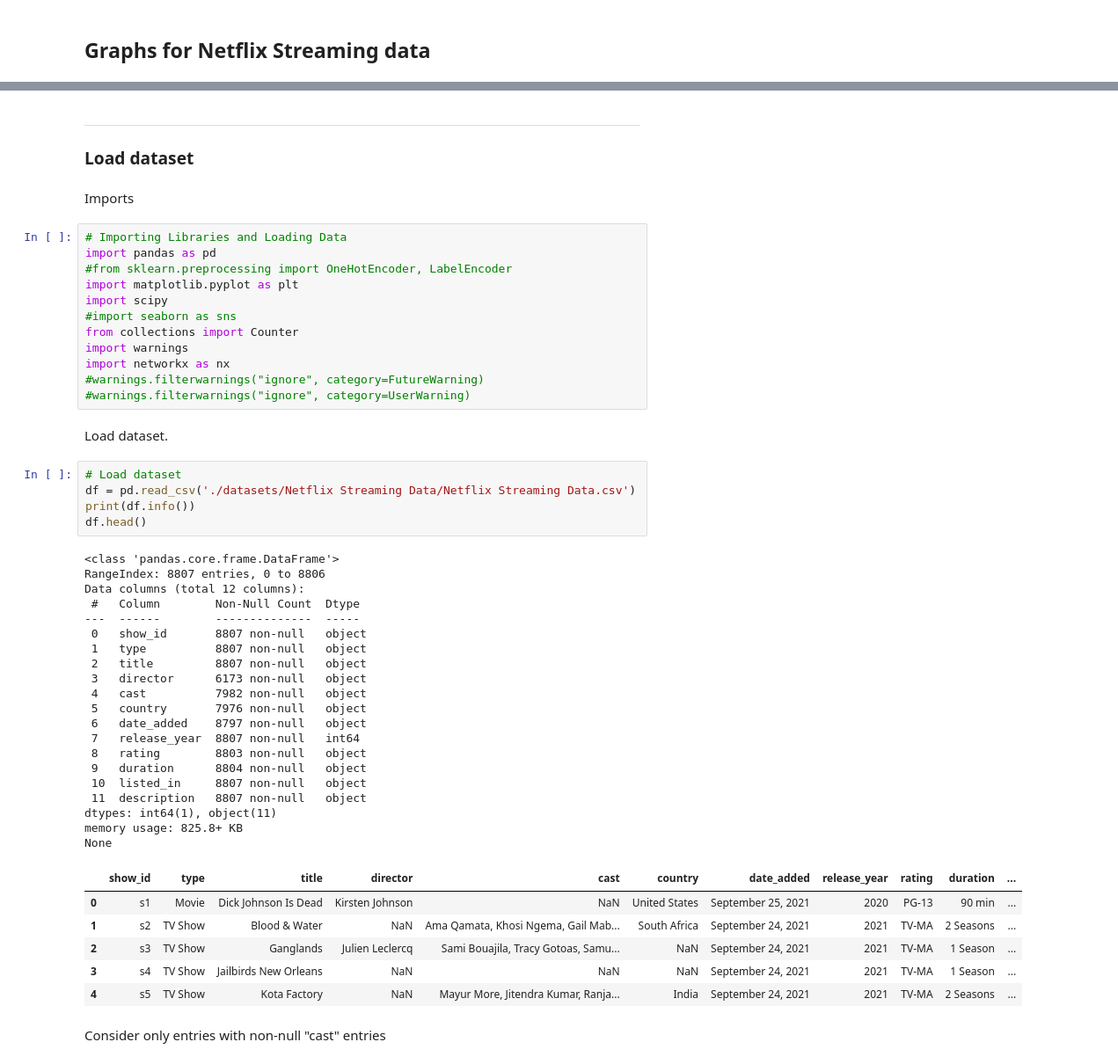
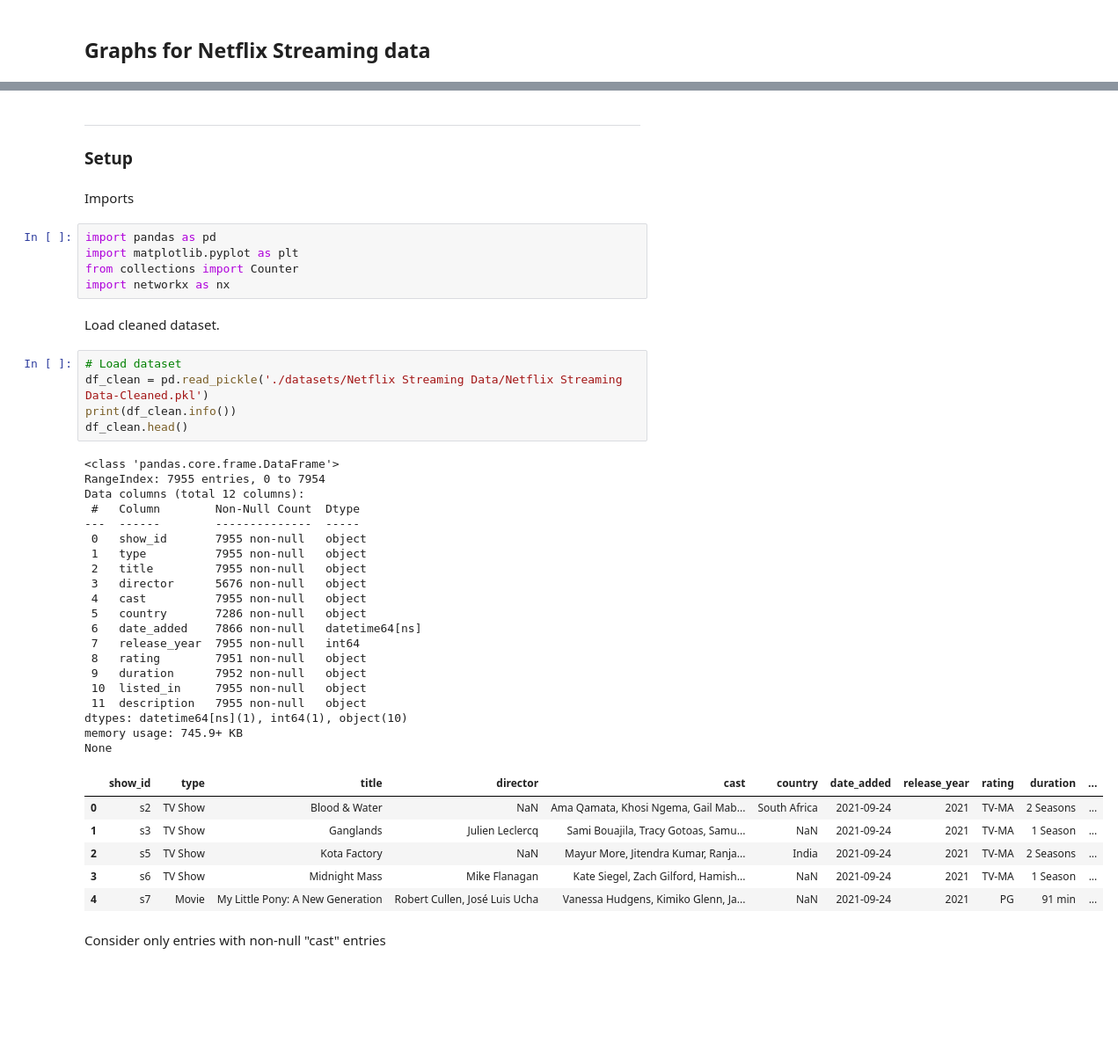
Before and after one commit to nluttenberger/methods_26, a Jupyter notebook: 072-Netflix_graphs.ipynb, the cells around one changed output, grey strips where cells are left out. Shown at 88% size. Drawn from its saved outputs; the diff is of its cells as text; blank space fills up the shorter version.

```diff
--- a/072-Netflix_graphs.ipynb
+++ b/072-Netflix_graphs.ipynb
@@ -7,55 +11,48 @@ Introductory text.
 # %% [markdown]
 ---
 
-### Load dataset
+### Setup
 # %% [markdown]
 Imports
 # %%
-# Importing Libraries and Loading Data
 import pandas as pd
-#from sklearn.preprocessing import OneHotEncoder, LabelEncoder
 import matplotlib.pyplot as plt
-import scipy
-#import seaborn as sns
 from collections import Counter
-import warnings
 import networkx as nx
-#warnings.filterwarnings("ignore", category=FutureWarning)
-#warnings.filterwarnings("ignore", category=UserWarning)
 # %% [markdown]
-Load dataset.
+Load cleaned dataset.
-# %%
-# Load dataset
-df = pd.read_csv('./datasets/Netflix Streaming Data/Netflix Streaming Data.csv')
-print(df.info())
-df.head()
-# %% [output]
-<class 'pandas.core.frame.DataFrame'>
-RangeIndex: 8807 entries, 0 to 8806
-Data columns (total 12 columns):
- #   Column        Non-Null Count  Dtype
----  ------        --------------  -----
- 0   show_id       8807 non-null   object
- 1   type          8807 non-null   object
- 2   title         8807 non-null   object
- 3   director      6173 non-null   object
- 4   cast          7982 non-null   object
- 5   country       7976 non-null   object
- 6   date_added    8797 non-null   object
- 7   release_year  8807 non-null   int64
- 8   rating        8803 non-null   object
- 9   duration      8804 non-null   object
- 10  listed_in     8807 non-null   object
- 11  description   8807 non-null   object
-dtypes: int64(1), object(11)
-memory usage: 825.8+ KB
-None
-|  | show_id | type | title | director | cast | country | date_added | release_year | rating | duration | ... |
-| 0 | s1 | Movie | Dick Johnson Is Dead | Kirsten Johnson | NaN | United States | September 25, 2021 | 2020 | PG-13 | 90 min | ... |
-| 1 | s2 | TV Show | Blood & Water | NaN | Ama Qamata, Khosi Ngema, Gail Mab... | South Africa | September 24, 2021 | 2021 | TV-MA | 2 Seasons | ... |
-| 2 | s3 | TV Show | Ganglands | Julien Leclercq | Sami Bouajila, Tracy Gotoas, Samu... | NaN | September 24, 2021 | 2021 | TV-MA | 1 Season | ... |
-| 3 | s4 | TV Show | Jailbirds New Orleans | NaN | NaN | NaN | September 24, 2021 | 2021 | TV-MA | 1 Season | ... |
-| 4 | s5 | TV Show | Kota Factory | NaN | Mayur More, Jitendra Kumar, Ranja... | India | September 24, 2021 | 2021 | TV-MA | 2 Seasons | ... |
+# %%
+# Load dataset
+df_clean = pd.read_pickle('./datasets/Netflix Streaming Data/Netflix Streaming Data-Cleaned.pkl')
+print(df_clean.info())
+df_clean.head()
+# %% [output]
+<class 'pandas.core.frame.DataFrame'>
+RangeIndex: 7955 entries, 0 to 7954
+Data columns (total 12 columns):
+ #   Column        Non-Null Count  Dtype
+---  ------        --------------  -----
+ 0   show_id       7955 non-null   object
+ 1   type          7955 non-null   object
+ 2   title         7955 non-null   object
+ 3   director      5676 non-null   object
+ 4   cast          7955 non-null   object
+ 5   country       7286 non-null   object
+ 6   date_added    7866 non-null   datetime64[ns]
+ 7   release_year  7955 non-null   int64
+ 8   rating        7951 non-null   object
+ 9   duration      7952 non-null   object
+ 10  listed_in     7955 non-null   object
+ 11  description   7955 non-null   object
+dtypes: datetime64[ns](1), int64(1), object(10)
+memory usage: 745.9+ KB
+None
+|  | show_id | type | title | director | cast | country | date_added | release_year | rating | duration | ... |
+| 0 | s2 | TV Show | Blood & Water | NaN | Ama Qamata, Khosi Ngema, Gail Mab... | South Africa | 2021-09-24 | 2021 | TV-MA | 2 Seasons | ... |
+| 1 | s3 | TV Show | Ganglands | Julien Leclercq | Sami Bouajila, Tracy Gotoas, Samu... | NaN | 2021-09-24 | 2021 | TV-MA | 1 Season | ... |
+| 2 | s5 | TV Show | Kota Factory | NaN | Mayur More, Jitendra Kumar, Ranja... | India | 2021-09-24 | 2021 | TV-MA | 2 Seasons | ... |
+| 3 | s6 | TV Show | Midnight Mass | Mike Flanagan | Kate Siegel, Zach Gilford, Hamish... | NaN | 2021-09-24 | 2021 | TV-MA | 1 Season | ... |
+| 4 | s7 | Movie | My Little Pony: A New Generation | Robert Cullen, José Luis Ucha | Vanessa Hudgens, Kimiko Glenn, Ja... | NaN | 2021-09-24 | 2021 | PG | 91 min | ... |
 # %% [markdown]
 Consider only entries with non-null "cast" entries
 # %%
```
Also changed, not shown: parts of 21 cells of this notebook, 4 other files.
